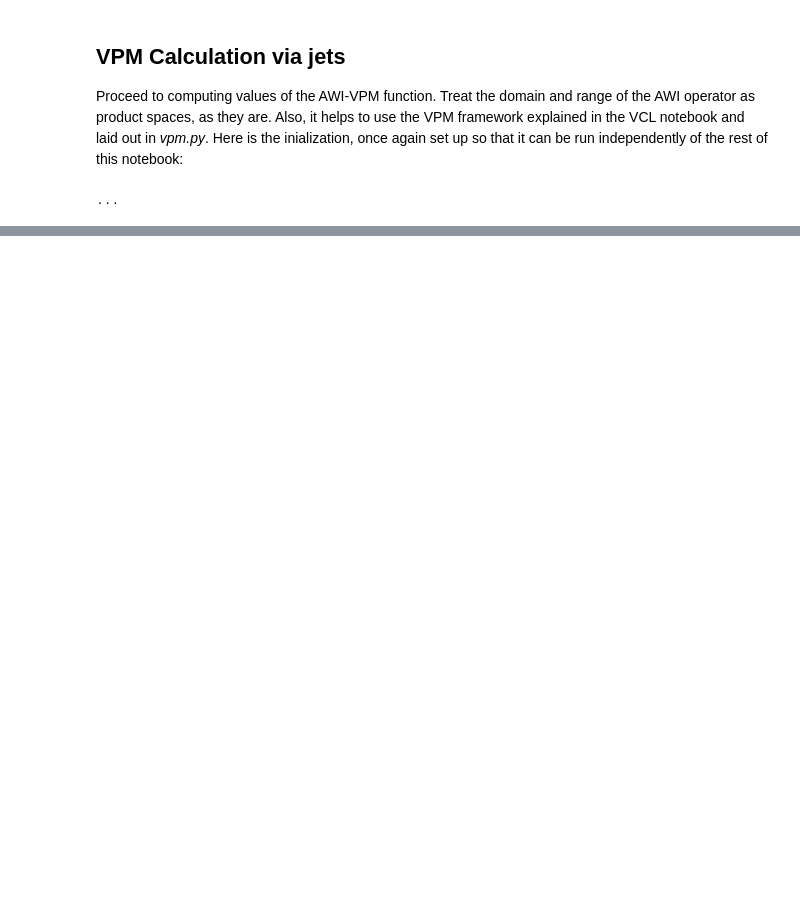
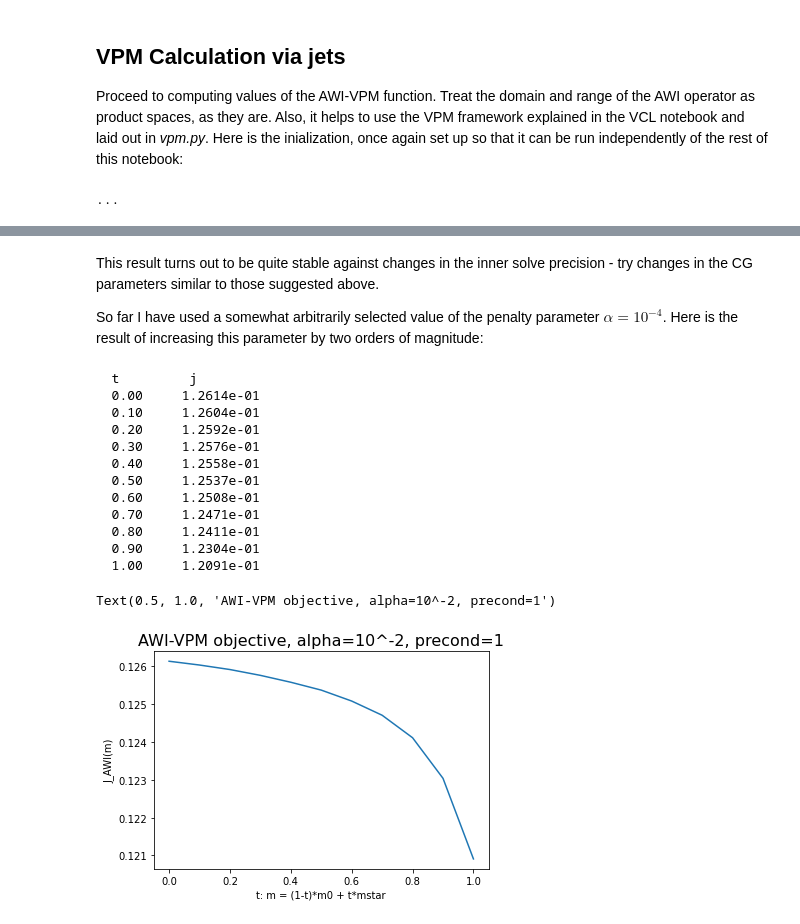
Before and after one commit to wwsorcas/trip, a Jupyter notebook: pyrvl/awivc.ipynb, the cells around one changed output, grey strips where cells are left out. Saved outputs shown, nothing was run; the diff lists cells and outputs as text; code cells hidden in the pictures; blank space fills up the shorter version.

```diff
--- a/pyrvl/awivc.ipynb
+++ b/pyrvl/awivc.ipynb
@@ -1347,0 +1165,39 @@ t        val
+# %% [markdown]
+This result turns out to be quite stable against changes in the inner solve precision - try changes in the CG parameters similar to those suggested above.
+
+So far I have used a somewhat arbitrarily selected value of the penalty parameter $\alpha = 10^{-4}$. Here is the result of increasing this parameter by two orders of magnitude:
+# %%
+# construct awisep, precond=1
+sep2 = awi.awisep(dom, rng, F, alpha=1.0e-2, awisol=sol, observed=d[0])
+
+jval2 = []
+
+print('  t         j')
+for i in range(11):
+    t = float(i)/10.0
+    mt.copy(m)
+    mt.linComb(1.0-t,m0,t)
+    j = vpm.vpmjet(mt, sep2, d, sol)
+    jval2.append(j.value())
+    print('%6.2f     %10.4e' % (tval[i], jval2[i]))
+
+import matplotlib.pyplot as plt
+plt.plot(tval, jval2)
+plt.xlabel('t: m = (1-t)*m0 + t*mstar')
+plt.ylabel('J_AWI(m)')
+plt.title('AWI-VPM objective, alpha=10^-2, precond=1', fontsize=16)
+# %% [output]
+  t         j
+  0.00     1.2614e-01
+  0.10     1.2604e-01
+  0.20     1.2592e-01
+  0.30     1.2576e-01
+  0.40     1.2558e-01
+  0.50     1.2537e-01
+  0.60     1.2508e-01
+  0.70     1.2471e-01
+  0.80     1.2411e-01
+  0.90     1.2304e-01
+  1.00     1.2091e-01
+Text(0.5, 1.0, 'AWI-VPM objective, alpha=10^-2, precond=1')
+[figure, added]
```
Also changed, not shown: parts of 40 cells of this notebook.
